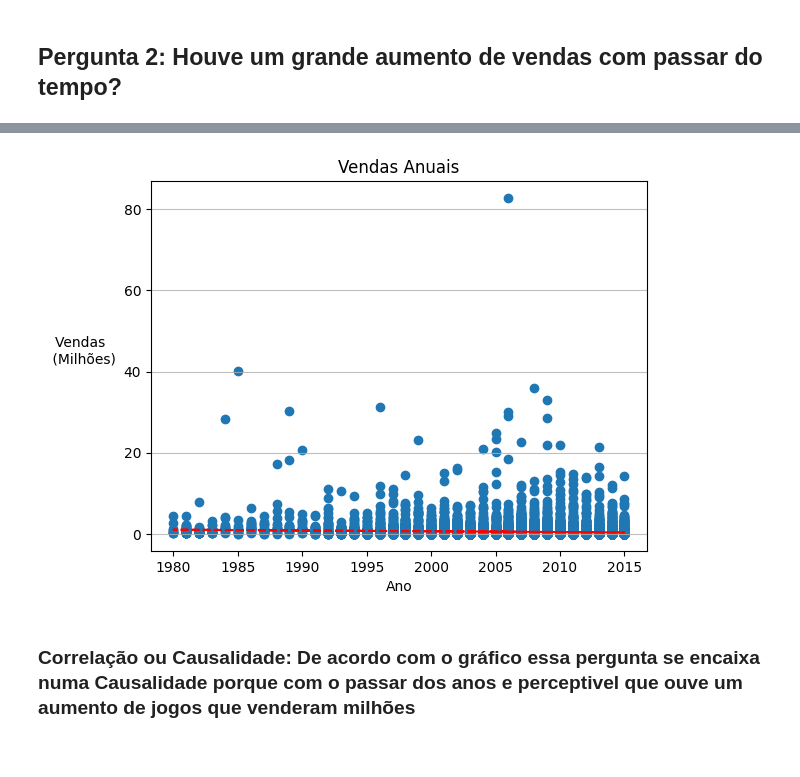
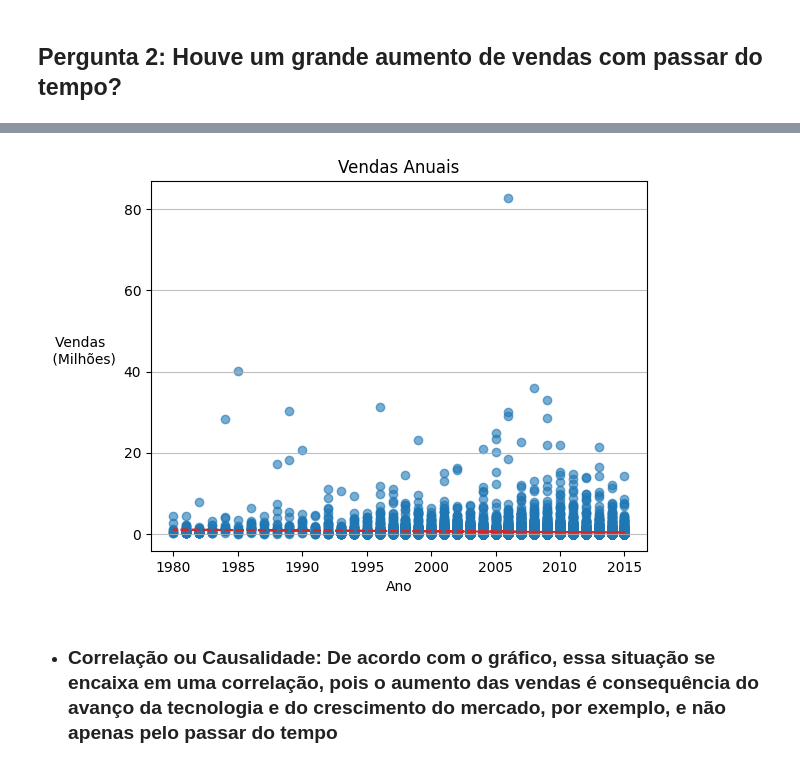
Before and after one commit to Nicolas14265/introducao, a Jupyter notebook: Projeto_Final.ipynb, the cells around one changed output, grey strips where cells are left out. Cells and saved outputs as stored; diff of their text form; code cells hidden in the pictures.

```diff
--- a/Projeto_Final.ipynb
+++ b/Projeto_Final.ipynb
@@ -122,22 +113,22 @@ plt.show()
 # %%
 #Fazendo gráfico de vendas anuais
 
 aumento_de_vendas = df.groupby('ano')['vendas_global'].sum()
 vendas_globais = df['vendas_global']
 anos = df['ano']
-plt.scatter(anos, vendas_globais)
+plt.scatter(anos, vendas_globais, alpha = 0.6)
 
 coeficientes = np.polyfit(anos, vendas_globais, 1)
 funcao_tendencia = np.poly1d(coeficientes)
 
-plt.plot(anos, funcao_tendencia(anos),color = 'red', linestyle = '--')
+plt.plot(anos, funcao_tendencia(anos),color = 'tab:red', linestyle = '--')
 plt.title('Vendas Anuais')
 plt.xlabel('Ano')
 plt.ylabel('Vendas \n (Milhões)', rotation = 0, labelpad = 30)
 plt.grid(True, axis = 'y', alpha = 0.8)
 plt.show()
 # %% [output]
-[figure, old version]
+[figure, new version]
 # %% [markdown]
-### Correlação ou Causalidade: De acordo com o gráfico essa pergunta se encaixa numa Causalidade porque com o passar dos anos e perceptivel que ouve um aumento de jogos que venderam milhões
+- ### Correlação ou Causalidade: De acordo com o gráfico, essa situação se encaixa em uma correlação, pois o aumento das vendas é consequência do avanço da tecnologia e do crescimento do mercado, por exemplo, e não apenas pelo passar do tempo
 # %% [markdown]
```
Also changed, not shown: parts of 16 cells of this notebook.
